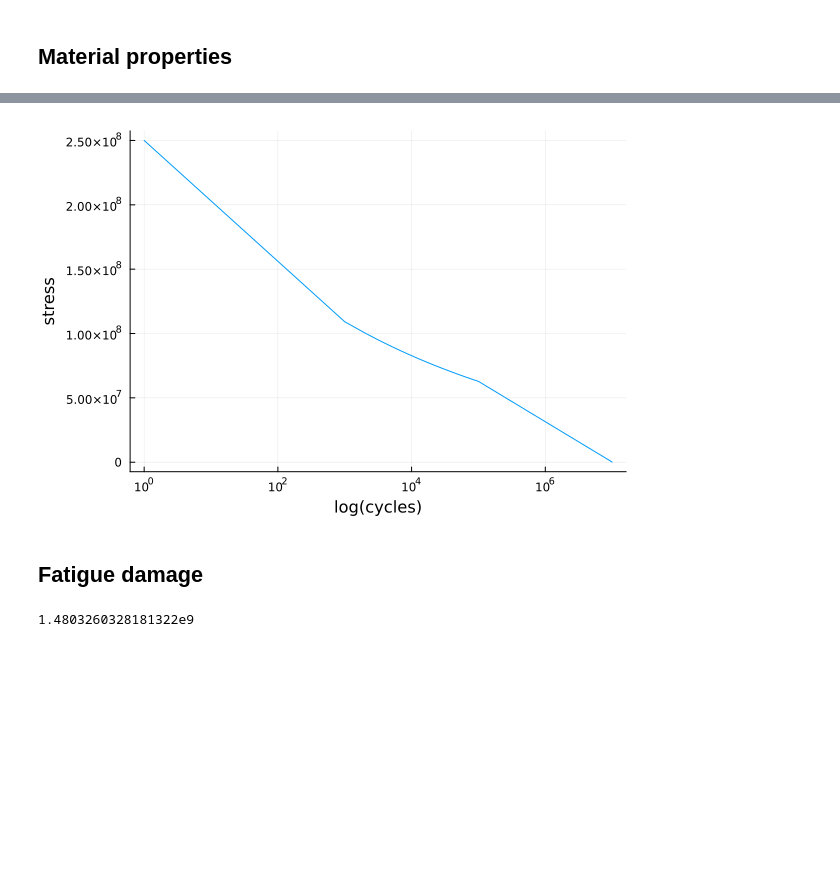
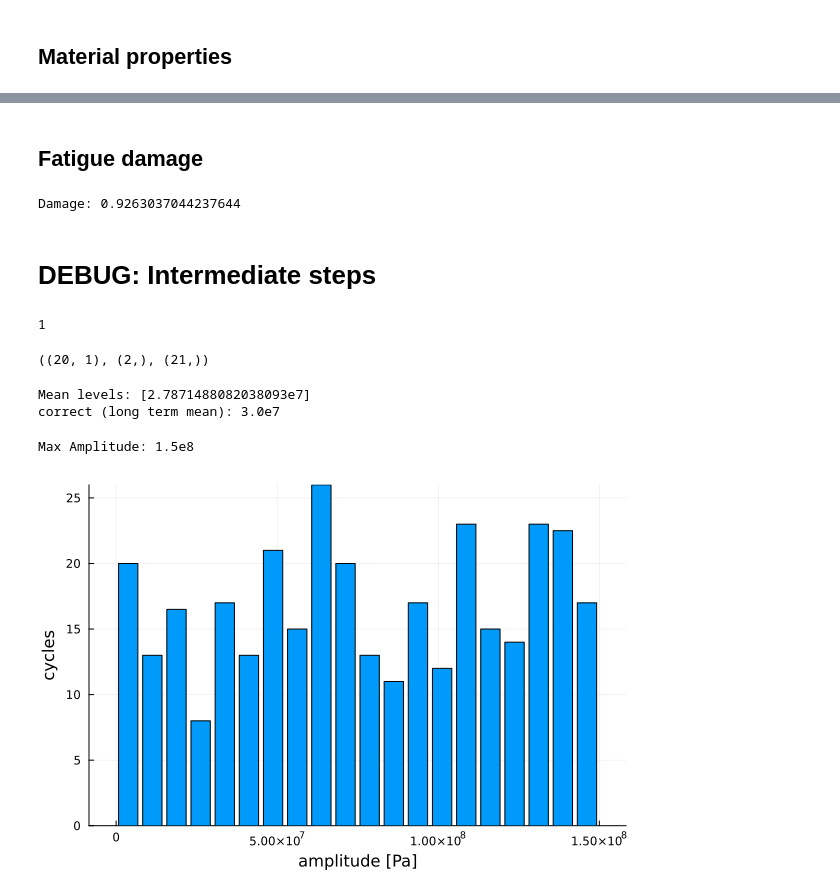
Before and after one commit to sandialabs/OWENS.jl, a Jupyter notebook: examples/Goodman_correction.ipynb, the cells around one changed output, grey strips where cells are left out. Cells and saved outputs as stored; diff of their text form; code cells hidden in the pictures; blank space fills up the shorter version.

```diff
--- a/examples/Goodman_correction.ipynb
+++ b/examples/Goodman_correction.ipynb
@@ -69,10 +87,39 @@ plot(ncycles, sn_stress; xscale=:log10, yscale=:log10, xlabel="log(cycles)", yla
-# %%
-plot(ncycles, sn_stress; xscale=:log10, xlabel="log(cycles)", ylabel="stress", label=nothing)
-# %% [output]
-[figure, removed]
 # %% [markdown]
 ## Fatigue damage
 # %%
-fatigue_damage(stress, sn_stress, sn_log_cycles, ultimate_strength; nbins_amplitude=20, nbins_mean=20, mean_correction=true, wohler_exp=3, equiv_cycles=1)
+damage = fatigue_damage(stress, sn_stress, sn_log_cycles, ultimate_strength; nbins_amplitude=20, nbins_mean=1, mean_correction=true, wohler_exp=3, equiv_cycles=1)
+
+println("Damage: ", damage)
 # %% [output]
-1.4803260328181322e9
+Damage: 0.9263037044237644
+# %% [markdown]
+# DEBUG: Intermediate steps
+# %%
+nbins_amplitude=20
+nbins_mean=1
+mean_correction=true
+wohler_exp=3
+equiv_cycles=1
+# %% [output]
+1
+# %%
+ncycles, mean_bins, amplitude_bins, _ = rainflow(stress; nbins_range=nbins_amplitude, nbins_mean, m=wohler_exp, Teq=equiv_cycles)
+# println("ncycles: ", ncycles)
+size(ncycles), size(mean_bins), size(amplitude_bins)
+# %% [output]
+((20, 1), (2,), (21,))
+# %%
+amplitude_levels = (amplitude_bins[1:end-1] .+ amplitude_bins[2:end]) ./ 2 # bin centers
+mean_levels = (mean_bins[1:end-1] .+ mean_bins[2:end]) ./ 2 # bin centers
+size(ncycles), size(mean_levels), size(amplitude_levels)
+println("Mean levels: ", mean_levels)
+println("correct (long term mean): ", mean)
+# %% [output]
+Mean levels: [2.7871488082038093e7]
+correct (long term mean): 3.0e7
+# %%
+println("Max Amplitude: ", amplitude)
+bar(amplitude_levels, ncycles; xlabel="amplitude [Pa]", ylabel="cycles", label=nothing, legend=false)
+# %% [output]
+Max Amplitude: 1.5e8
+[figure, added]
```
Also changed, not shown: parts of 12 cells of this notebook, 1 other file.
